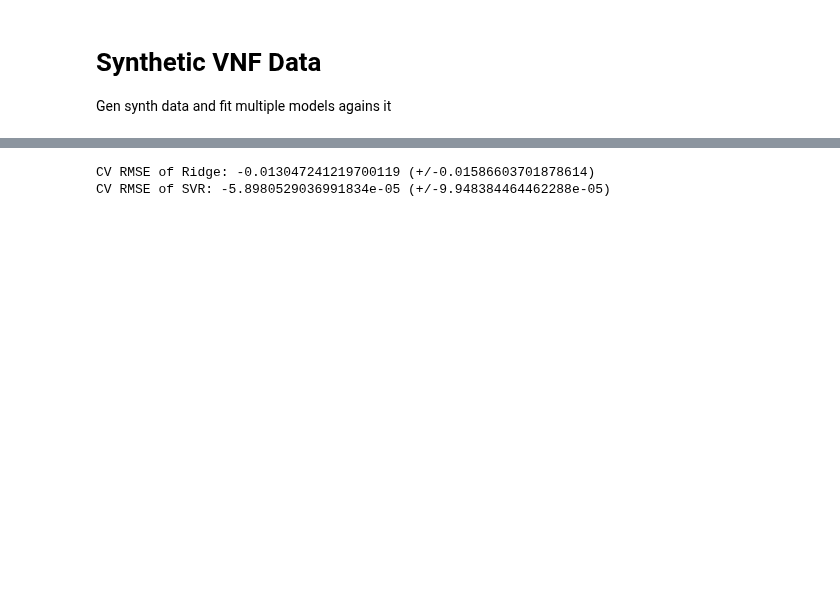
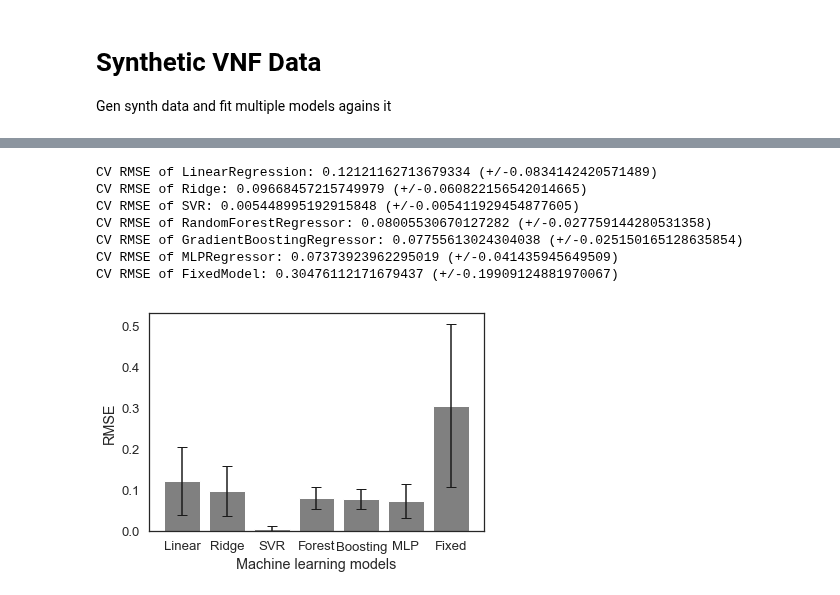
Before and after one commit to CN-UPB/ml-for-resource-allocation, a Jupyter notebook: synth_data.ipynb, the cells around one changed output, grey strips where cells are left out. Saved outputs shown, nothing was run; the diff lists cells and outputs as text; code cells hidden in the pictures; blank space fills up the shorter version.

Commit message:
added hyperparam tuning for synth

```diff
--- a/synth_data.ipynb
+++ b/synth_data.ipynb
@@ -137,21 +142,27 @@ def tune_hyperparams(model, X, y, params):
     """Do grid search CV for hyperparam tuning and return CV RMSE"""
     grid_search = GridSearchCV(model, params, cv=5, scoring="neg_mean_squared_error")
     grid_search.fit(X, y)
-#     rmse = np.sqrt(-grid_search.score(X))
-    name = type(model).__name__
-#     print(f"CV RMSE of {name}: {rmse.mean()} (+/-{rmse.std()})")
-    #return rmse
-
-    # get CV score of best
-    idx = grid_search.best_index_
-    mean = grid_search.cv_results_['mean_test_score'][idx]
-    std = grid_search.cv_results_['std_test_score'][idx]
-    print(f"CV RMSE of {name}: {mean} (+/-{std})")
+    return cross_validation_rmse(grid_search.best_estimator_, X, y)
-# %%
-# hyperparam tuning
-models = [Ridge(), SVR()]
-params = [params_ridge, params_svr]
-rmse = [tune_hyperparams(models[i], X_scaled, y, params[i]) for i in range(len(models))]
-# %% [output]
-CV RMSE of Ridge: -0.013047241219700119 (+/-0.01586603701878614)
-CV RMSE of SVR: -5.8980529036991834e-05 (+/-9.948384464462288e-05)
+# %%
+# hyperparam tuning
+params_ridge = {'alpha': [0.1, 1, 10]}
+params_svr = {'kernel': ['linear', 'poly', 'rbf'], 'C': [1, 10, 100],
+              'epsilon': [0.001, 0.01, 0.1]}
+params_forest = {'n_estimators': [10, 100, 200]}
+params_boosting = {'learning_rate': [0.01, 0.1, 0.3], 'n_estimators': [10, 100, 200]}
+params_mlp = {'hidden_layer_sizes': [(64,), (128,), (256)], 'alpha': [0.001, 0.0001, 0.00001],
+              'learning_rate_init': [0.01, 0.001, 0.0001]}
+
+params = [{}, params_ridge, params_svr, params_forest, params_boosting, params_mlp, {}]
+rmse_tuned = [tune_hyperparams(models[i], X_scaled, y, params[i]) for i in range(len(models))]
+
+barplot_rmse(rmse_tuned, labels, 'synth_tuned')
+# %% [output]
+CV RMSE of LinearRegression: 0.12121162713679334 (+/-0.0834142420571489)
+CV RMSE of Ridge: 0.09668457215749979 (+/-0.060822156542014665)
+CV RMSE of SVR: 0.005448995192915848 (+/-0.005411929454877605)
+CV RMSE of RandomForestRegressor: 0.08005530670127282 (+/-0.027759144280531358)
+CV RMSE of GradientBoostingRegressor: 0.07755613024304038 (+/-0.025150165128635854)
+CV RMSE of MLPRegressor: 0.07373923962295019 (+/-0.041435945649509)
+CV RMSE of FixedModel: 0.30476112171679437 (+/-0.19909124881970067)
+[figure, added]
```
Also changed, not shown: parts of 3 cells of this notebook, 4 other files.
